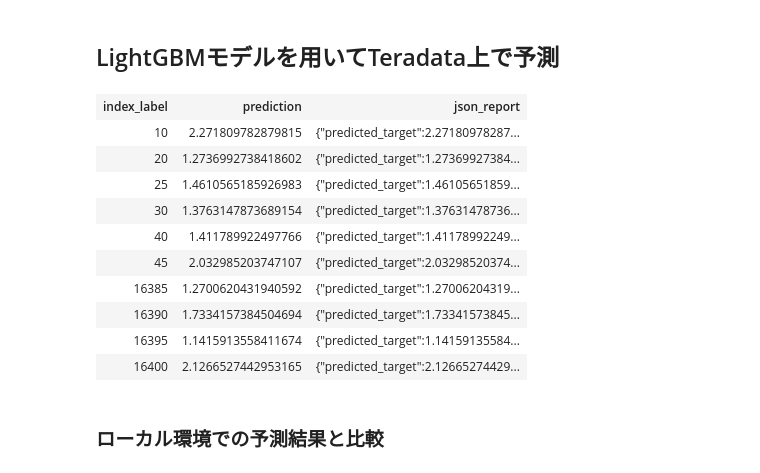
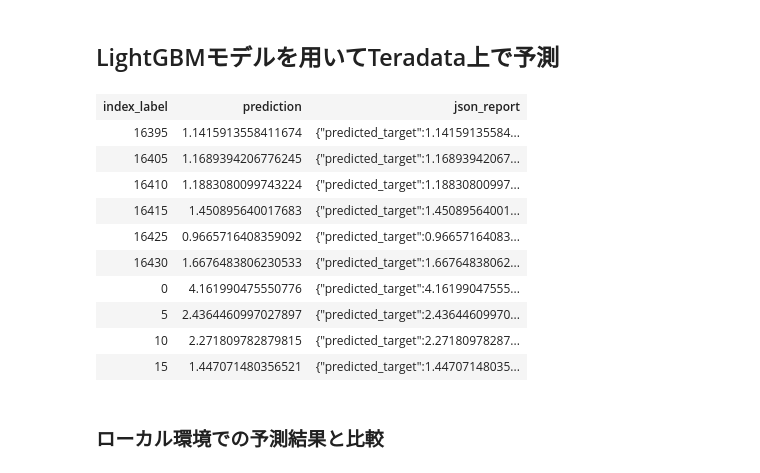
Before and after one commit to Teradata/teradata-japan, a Jupyter notebook: introductory-notebooks/3.1_BYOM-lightgbm-house-price.ipynb, the cells around one changed output. Drawn from its saved outputs; the diff is of its cells as text; code cells hidden in the pictures.

```diff
--- a/introductory-notebooks/3.1_BYOM-lightgbm-house-price.ipynb
+++ b/introductory-notebooks/3.1_BYOM-lightgbm-house-price.ipynb
@@ -282,35 +281,36 @@ Model is saved.
 ## LightGBMモデルを用いてTeradata上で予測
 # %%
 from teradataml import PMMLPredict, retrieve_byom
+import teradataml
 
 teradataml.configure.byom_install_location = "mldb"
 # Bring-Your-Own-Model 関数の場所を指定
 # 実際の環境により変化することがある
 
 # 予測に使うテーブルとモデルオブジェクト
-newdata = teradataml.DataFrame("housing_te")  # 予測に用いるテーブル。このモデルは列名で必要な変数を判断するので余計な列があっても良い
+newdata = DataFrame("housing_te")  # 予測に用いるテーブル。このモデルは列名で必要な変数を判断するので余計な列があっても良い
 modeldata = retrieve_byom(model_id="housing_lgbm", table_name="housing_models")  # 予測モデルに対応する行
 
 # H2Oモデルによる予測の実行
 out = PMMLPredict(
   newdata=newdata,
   modeldata=modeldata,
   accumulate=["index_label"]
 )
 
 out.result
 # %% [output]
 | index_label | prediction | json_report |
+| 16395 | 1.1415913558411674 | {"predicted_target":1.14159135584... |
+| 16405 | 1.1689394206776245 | {"predicted_target":1.16893942067... |
+| 16410 | 1.1883080099743224 | {"predicted_target":1.18830800997... |
+| 16415 | 1.450895640017683 | {"predicted_target":1.45089564001... |
+| 16425 | 0.9665716408359092 | {"predicted_target":0.96657164083... |
+| 16430 | 1.6676483806230533 | {"predicted_target":1.66764838062... |
+| 0 | 4.161990475550776 | {"predicted_target":4.16199047555... |
+| 5 | 2.4364460997027897 | {"predicted_target":2.43644609970... |
 | 10 | 2.271809782879815 | {"predicted_target":2.27180978287... |
-| 20 | 1.2736992738418602 | {"predicted_target":1.27369927384... |
-| 25 | 1.4610565185926983 | {"predicted_target":1.46105651859... |
-| 30 | 1.3763147873689154 | {"predicted_target":1.37631478736... |
-| 40 | 1.411789922497766 | {"predicted_target":1.41178992249... |
-| 45 | 2.032985203747107 | {"predicted_target":2.03298520374... |
-| 16385 | 1.2700620431940592 | {"predicted_target":1.27006204319... |
-| 16390 | 1.7334157384504694 | {"predicted_target":1.73341573845... |
-| 16395 | 1.1415913558411674 | {"predicted_target":1.14159135584... |
-| 16400 | 2.1266527442953165 | {"predicted_target":2.12665274429... |
+| 15 | 1.447071480356521 | {"predicted_target":1.44707148035... |
 # %% [markdown]
 ### ローカル環境での予測結果と比較
 # %%
```
Also changed, not shown: parts of 10 cells of this notebook, 1 other file.
